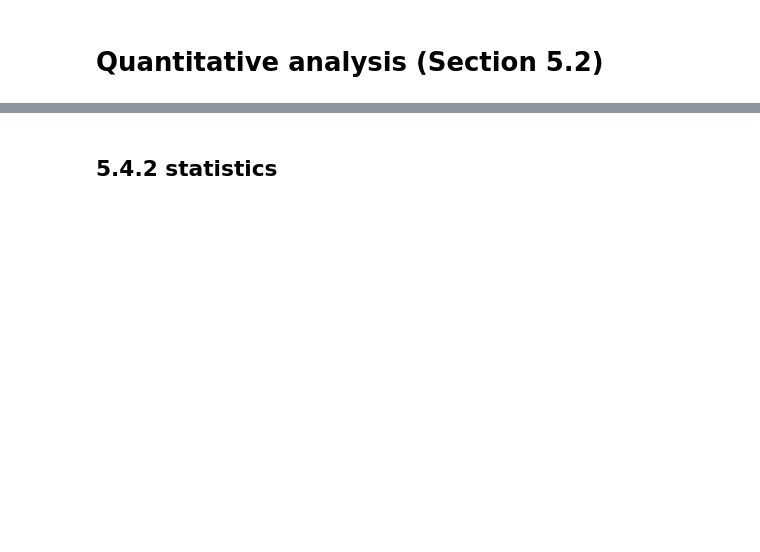
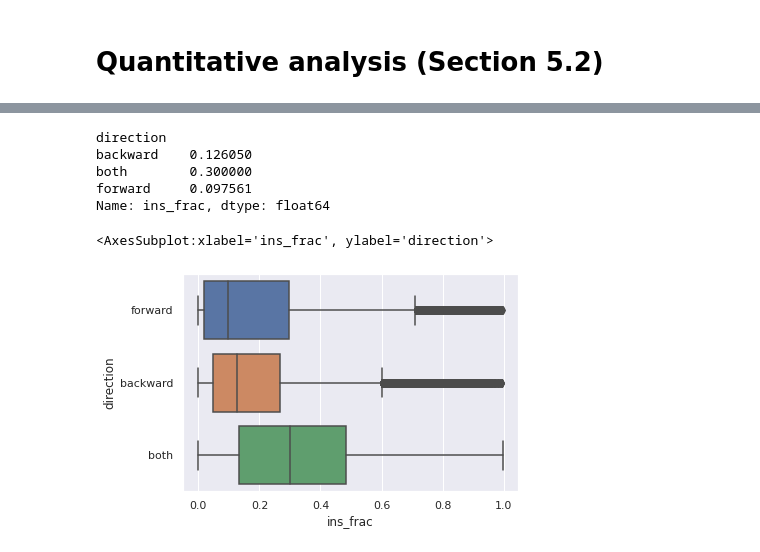
Before and after one commit to willcrichton/flowistry-icse-experiments, a Jupyter notebook: notebooks/analysis.ipynb, the cells around one changed output, grey strips where cells are left out. Cells and saved outputs as stored; diff of their text form; code cells hidden in the pictures; blank space fills up the shorter version.

```diff
--- a/notebooks/analysis.ipynb
+++ b/notebooks/analysis.ipynb
@@ -21,12 +21,7 @@ sns.set()
 # %%
 PATHS = glob('../data/*.json')
 CRATES = [os.path.splitext(os.path.basename(path))[0] for path in PATHS]
-CATEGORIES = {
-    'mutability_mode': Category(["DistinguishMut", "IgnoreMut"]),
-    'context_mode': Category(["Recurse", "SigOnly"]),
-    'pointer_mode': Category(["Conservative", "Precise"]),
-    'crate': Category(sorted(CRATES))
-}
+crate_cat = Category(sorted(CRATES))
 
 def parse_data(path):
     print(path)
@@ -34,16 +29,11 @@ def parse_data(path):
         return []
 
     crate = os.path.splitext(os.path.basename(path))[0]
-    df = pd.DataFrame(rs_utils.parse_data(path))
+    df = pd.read_json(path)
     df['crate'] = crate
-    for k, dt in CATEGORIES.items():
-        df[k] = df[k].astype(dt)
+    df['crate'] = df['crate'].astype(crate_cat)
     return df
 
 
-all_dfs = par_for(parse_data, PATHS)
-df = pd.concat(all_dfs).reset_index()
-del all_dfs
-
-df['ins_rel_nonzero'] = df.instructions_relative > 0
-df['ins_rel_frac_log'] = np.log(df.instructions_relative_frac)
+df = pd.concat(par_for(parse_data, PATHS)).reset_index()
+df['ins_frac'] = df.num_relevant_instructions / df.num_instructions
@@ -260,2 +158,0 @@ result.summary()
-# %% [markdown]
-## 5.4.2 statistics
@@ -265,0 +159,13 @@ modular_cond.groupby('reached_library').apply(lambda df: len(df[df.ins_rel_nonze
+# %%
+df.groupby('direction').ins_frac.median()
+# %% [output]
+direction
+backward    0.126050
+both        0.300000
+forward     0.097561
+Name: ins_frac, dtype: float64
+# %%
+sns.boxplot(data=df, x='ins_frac', y='direction')
+# %% [output]
+<AxesSubplot:xlabel='ins_frac', ylabel='direction'>
+[figure, added]
```
Also changed, not shown: parts of 25 cells of this notebook, 10 other files.
